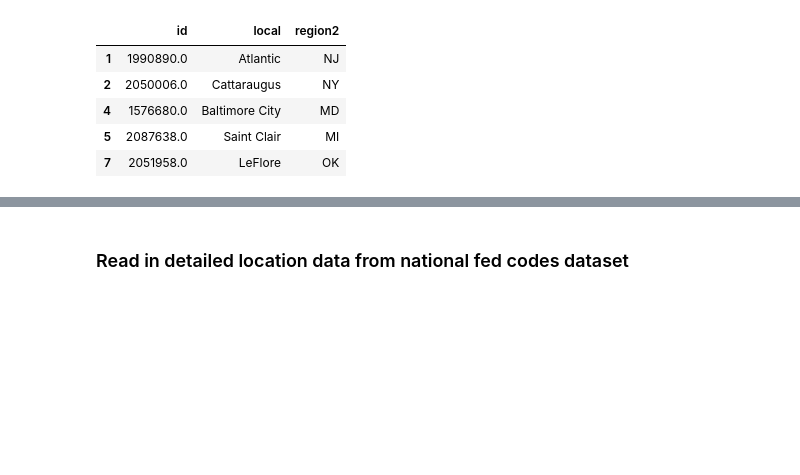
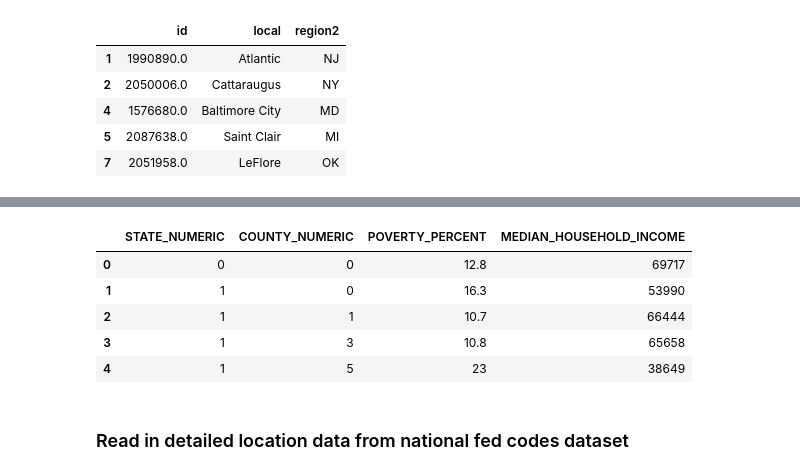
Before and after one commit to j-rig/ml-capstone, a Jupyter notebook: 12.5 Data Wrangling & Exploration 2.ipynb, the cells around one changed output, grey strips where cells are left out. Cells and saved outputs as stored; diff of their text form; code cells hidden in the pictures; blank space fills up the shorter version.

```diff
--- a/12.5 Data Wrangling & Exploration 2.ipynb
+++ b/12.5 Data Wrangling & Exploration 2.ipynb
@@ -142,0 +145,2 @@ dfd.head()
+# %%
+df_pi=pd.read_excel('https://www2.census.gov/programs-surveys/saipe/datasets/2021/2021-state-and-county/est21all.xls',header=3)
@@ -143,3 +166,16 @@ dfd.head()
+# %%
+df_pi=df_pi[['State FIPS Code', 'County FIPS Code','Poverty Percent, All Ages','Median Household Income']]
+# %%
+df_pi.columns=['STATE_NUMERIC','COUNTY_NUMERIC', 'POVERTY_PERCENT','MEDIAN_HOUSEHOLD_INCOME']
+# %%
+df_pi.head()
+# %% [output]
+|  | STATE_NUMERIC | COUNTY_NUMERIC | POVERTY_PERCENT | MEDIAN_HOUSEHOLD_INCOME |
+| 0 | 0 | 0 | 12.8 | 69717 |
+| 1 | 1 | 0 | 16.3 | 53990 |
+| 2 | 1 | 1 | 10.7 | 66444 |
+| 3 | 1 | 3 | 10.8 | 65658 |
+| 4 | 1 | 5 | 23 | 38649 |
 # %% [markdown]
 ### Read in detailed location data from national fed codes dataset
 # %%
```
Also changed, not shown: parts of 9 cells of this notebook, 5 other files.
